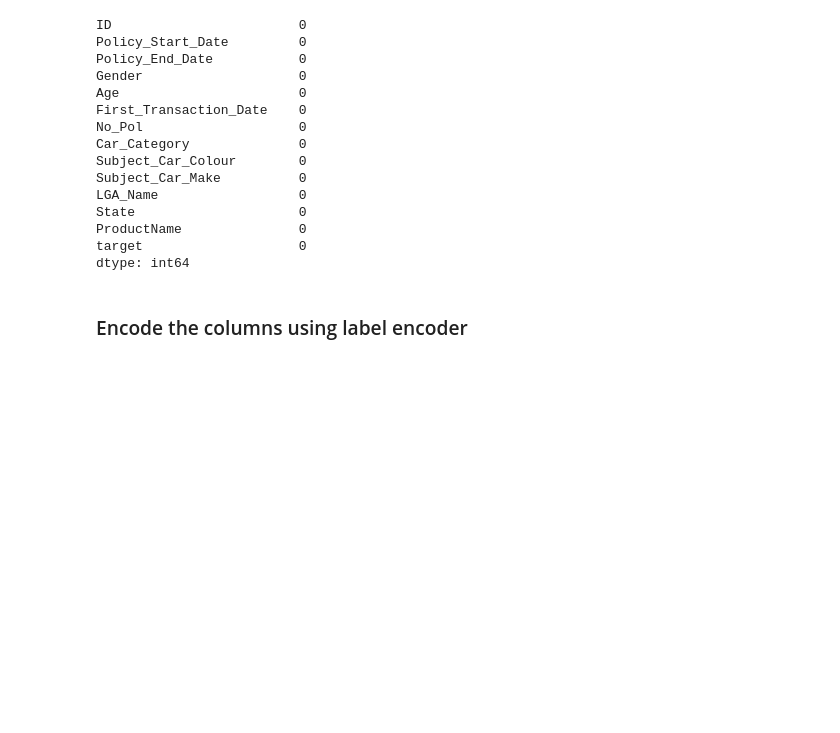
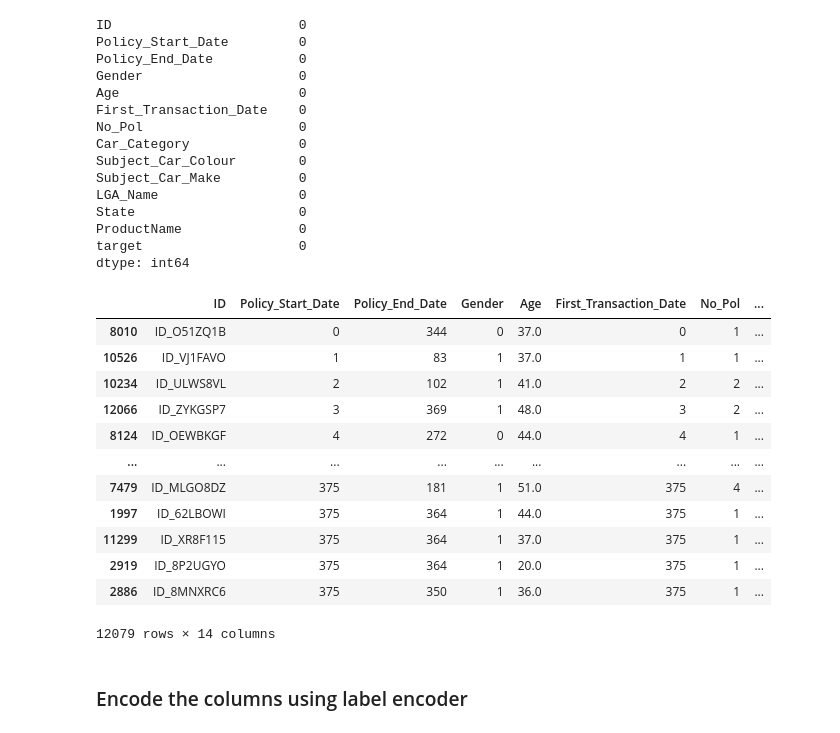
Before and after one commit to The-DigitalAcademy/claim_vision, a Jupyter notebook: analysis.ipynb, the cells around one changed output. Drawn from its saved outputs; the diff is of its cells as text; code cells hidden in the pictures; blank space fills up the shorter version.

```diff
--- a/analysis.ipynb
+++ b/analysis.ipynb
@@ -249,6 +251,22 @@ State                     0
 ProductName               0
 target                    0
 dtype: int64
+# %%
+train
+# %% [output]
+|  | ID | Policy_Start_Date | Policy_End_Date | Gender | Age | First_Transaction_Date | No_Pol | ... |
+| 8010 | ID_O51ZQ1B | 0 | 344 | 0 | 37.0 | 0 | 1 | ... |
+| 10526 | ID_VJ1FAVO | 1 | 83 | 1 | 37.0 | 1 | 1 | ... |
+| 10234 | ID_ULWS8VL | 2 | 102 | 1 | 41.0 | 2 | 2 | ... |
+| 12066 | ID_ZYKGSP7 | 3 | 369 | 1 | 48.0 | 3 | 2 | ... |
+| 8124 | ID_OEWBKGF | 4 | 272 | 0 | 44.0 | 4 | 1 | ... |
+| ... | ... | ... | ... | ... | ... | ... | ... | ... |
+| 7479 | ID_MLGO8DZ | 375 | 181 | 1 | 51.0 | 375 | 4 | ... |
+| 1997 | ID_62LBOWI | 375 | 364 | 1 | 44.0 | 375 | 1 | ... |
+| 11299 | ID_XR8F115 | 375 | 364 | 1 | 37.0 | 375 | 1 | ... |
+| 2919 | ID_8P2UGYO | 375 | 364 | 1 | 20.0 | 375 | 1 | ... |
+| 2886 | ID_8MNXRC6 | 375 | 350 | 1 | 36.0 | 375 | 1 | ... |
+12079 rows × 14 columns
 # %% [markdown]
 ### Encode the columns using label encoder
 # %%
```
Also changed, not shown: parts of 8 cells of this notebook, 2 other files.
